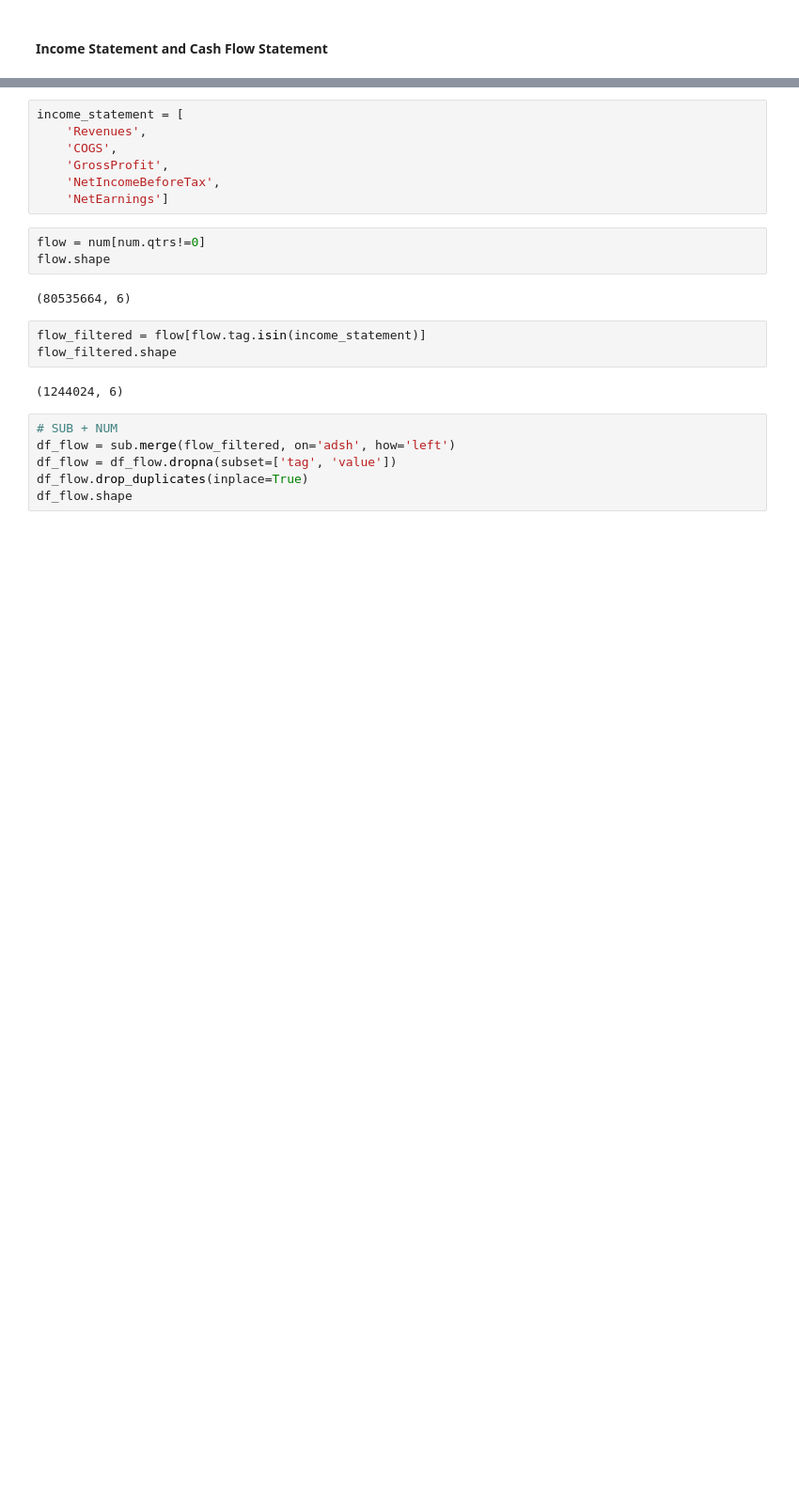
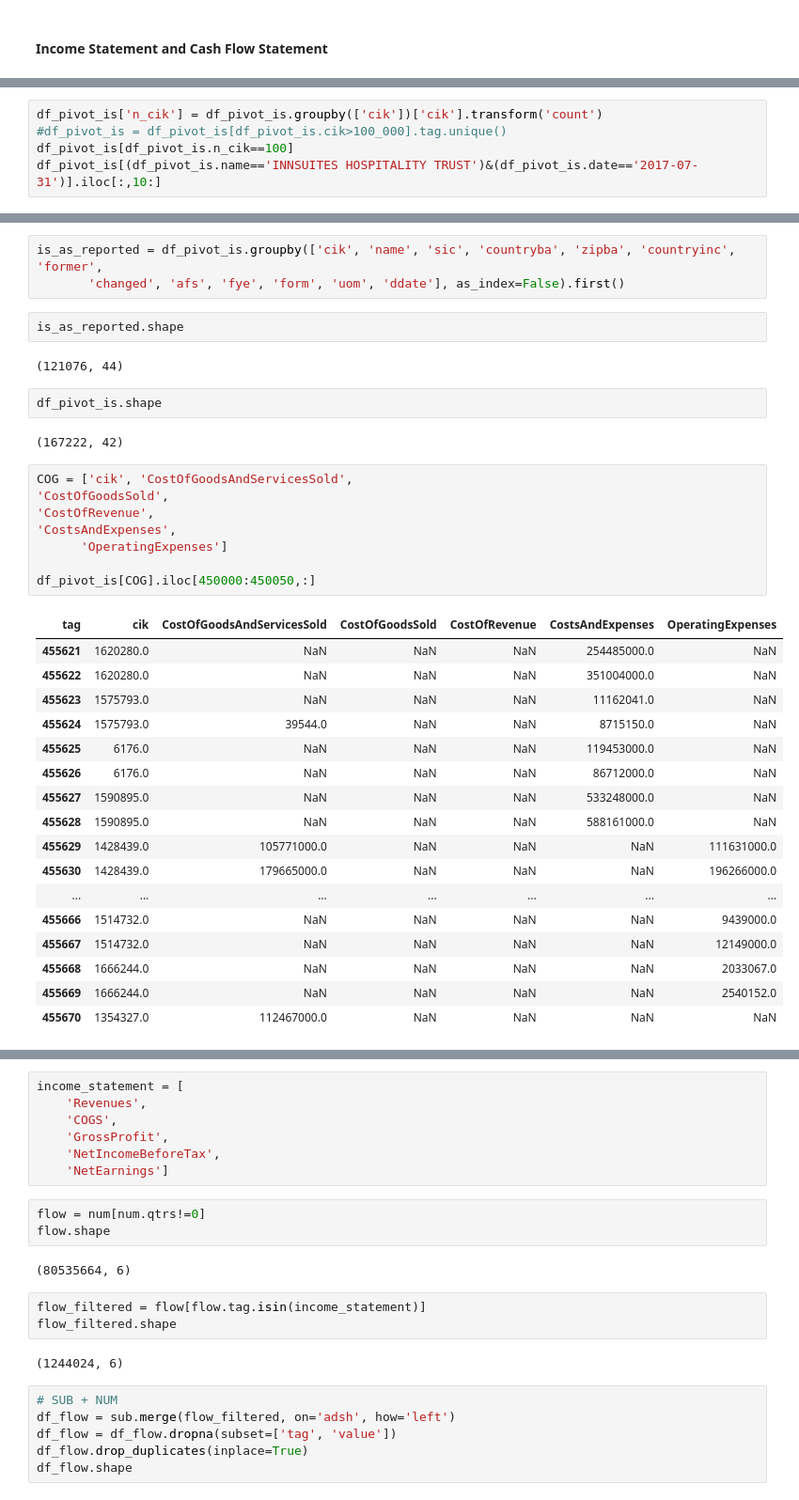
Before and after one commit to cnance09/Small-Cap-Scout, a Jupyter notebook: notebooks/Notebook_CN.ipynb, the cells around one changed output, grey strips where cells are left out. Shown at 94% size. Saved outputs shown, nothing was run; the diff lists cells and outputs as text; blank space fills up the shorter version.

```diff
--- a/notebooks/Notebook_CN.ipynb
+++ b/notebooks/Notebook_CN.ipynb
@@ -174,0 +338,5 @@ num.shape
+# %%
+df_pivot_is['n_cik'] = df_pivot_is.groupby(['cik'])['cik'].transform('count')
+#df_pivot_is = df_pivot_is[df_pivot_is.cik>100_000].tag.unique()
+df_pivot_is[df_pivot_is.n_cik==100]
+df_pivot_is[(df_pivot_is.name=='INNSUITES HOSPITALITY TRUST')&(df_pivot_is.date=='2017-07-31')].iloc[:,10:]
@@ -174,0 +370,37 @@ num.shape
+# %%
+is_as_reported = df_pivot_is.groupby(['cik', 'name', 'sic', 'countryba', 'zipba', 'countryinc', 'former',
+       'changed', 'afs', 'fye', 'form', 'uom', 'ddate'], as_index=False).first()
+# %%
+is_as_reported.shape
+# %% [output]
+(121076, 44)
+# %%
+df_pivot_is.shape
+# %% [output]
+(167222, 42)
+# %%
+COG = ['cik', 'CostOfGoodsAndServicesSold',
+'CostOfGoodsSold',
+'CostOfRevenue',
+'CostsAndExpenses',
+      'OperatingExpenses']
+
+df_pivot_is[COG].iloc[450000:450050,:]
+# %% [output]
+| tag | cik | CostOfGoodsAndServicesSold | CostOfGoodsSold | CostOfRevenue | CostsAndExpenses | OperatingExpenses |
+| 455621 | 1620280.0 | NaN | NaN | NaN | 254485000.0 | NaN |
+| 455622 | 1620280.0 | NaN | NaN | NaN | 351004000.0 | NaN |
+| 455623 | 1575793.0 | NaN | NaN | NaN | 11162041.0 | NaN |
+| 455624 | 1575793.0 | 39544.0 | NaN | NaN | 8715150.0 | NaN |
+| 455625 | 6176.0 | NaN | NaN | NaN | 119453000.0 | NaN |
+| 455626 | 6176.0 | NaN | NaN | NaN | 86712000.0 | NaN |
+| 455627 | 1590895.0 | NaN | NaN | NaN | 533248000.0 | NaN |
+| 455628 | 1590895.0 | NaN | NaN | NaN | 588161000.0 | NaN |
+| 455629 | 1428439.0 | 105771000.0 | NaN | NaN | NaN | 111631000.0 |
+| 455630 | 1428439.0 | 179665000.0 | NaN | NaN | NaN | 196266000.0 |
+| ... | ... | ... | ... | ... | ... | ... |
+| 455666 | 1514732.0 | NaN | NaN | NaN | NaN | 9439000.0 |
+| 455667 | 1514732.0 | NaN | NaN | NaN | NaN | 12149000.0 |
+| 455668 | 1666244.0 | NaN | NaN | NaN | NaN | 2033067.0 |
+| 455669 | 1666244.0 | NaN | NaN | NaN | NaN | 2540152.0 |
+| 455670 | 1354327.0 | 112467000.0 | NaN | NaN | NaN | NaN |
```
Also changed, not shown: parts of 60 cells of this notebook.
